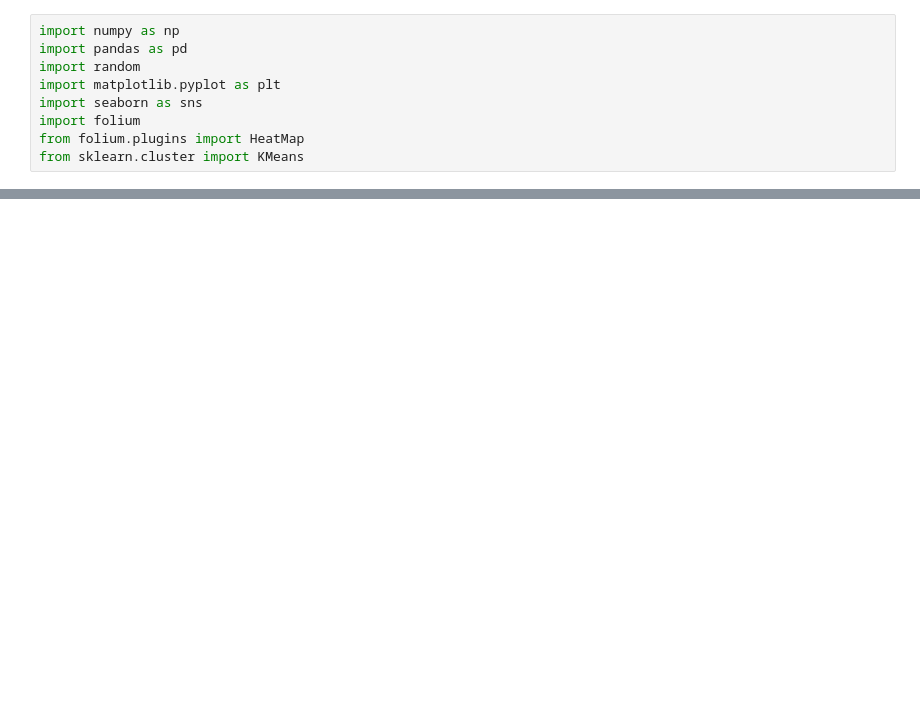
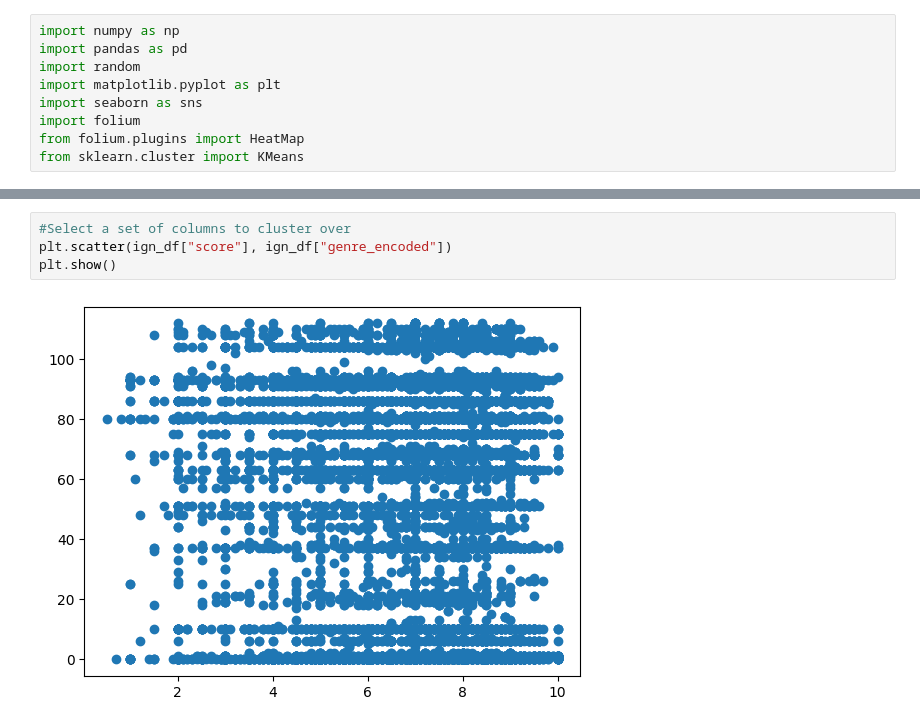
Before and after one commit to FranciscoTeon/Video-game-ratings-best-to-worst-Data-Analysis, a Jupyter notebook: IGN_Clustering.ipynb, the cells around one changed output, grey strips where cells are left out. Cells and saved outputs as stored; diff of their text form; blank space fills up the shorter version.

```diff
--- a/IGN_Clustering.ipynb
+++ b/IGN_Clustering.ipynb
@@ -33,0 +78,6 @@ class CutsomKMeans:
+# %%
+#Select a set of columns to cluster over
+plt.scatter(ign_df["score"], ign_df["genre_encoded"])
+plt.show()
+# %% [output]
+[figure, added]
```
Also changed, not shown: parts of 8 cells of this notebook.
